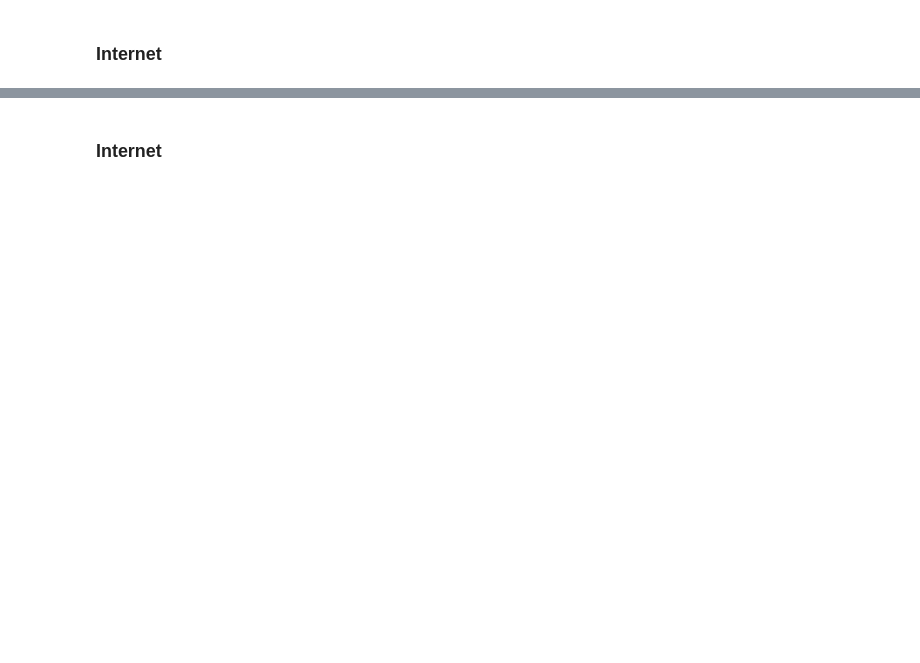
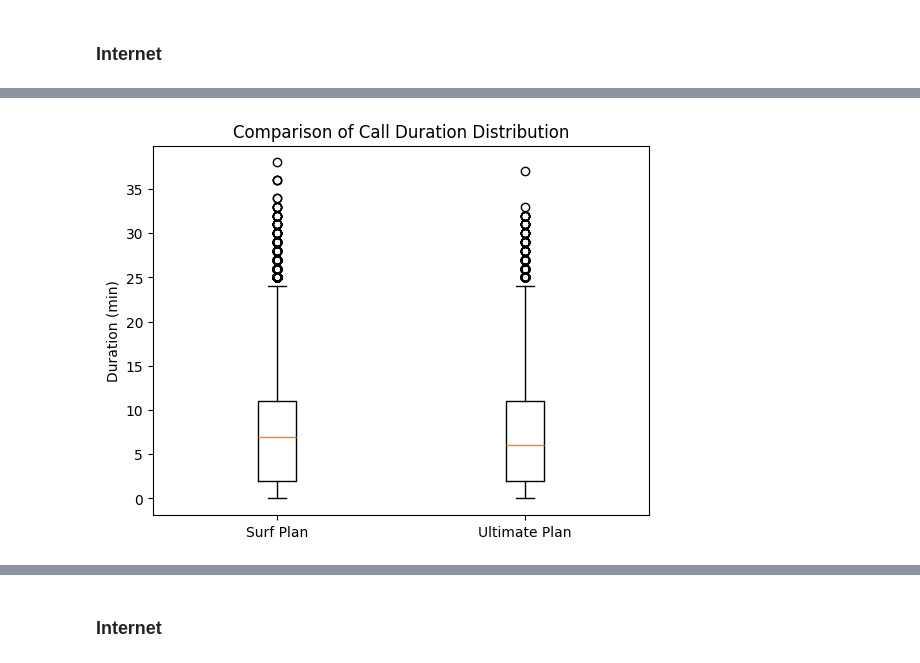
Before and after one commit to pedrolocosta/megaline-plan-revenue-analysis, a Jupyter notebook: notebook.ipynb, the cells around one changed output, grey strips where cells are left out. Cells and saved outputs as stored; diff of their text form; code cells hidden in the pictures; blank space fills up the shorter version.

```diff
--- a/notebook.ipynb
+++ b/notebook.ipynb
@@ -1037,0 +941,10 @@ plt.show()
+# %%
+# Build a box plot to visualize the distribution of monthly call duration
+plt.boxplot([calls_surf.dropna(),
+             calls_ultimate.dropna()],
+            labels=['Surf Plan', 'Ultimate Plan'])
+plt.ylabel('Duration (min)')
+plt.title('Comparison of Call Duration Distribution')
+plt.show()
+# %% [output]
+[figure, added]
```
Also changed, not shown: parts of 214 cells of this notebook.
